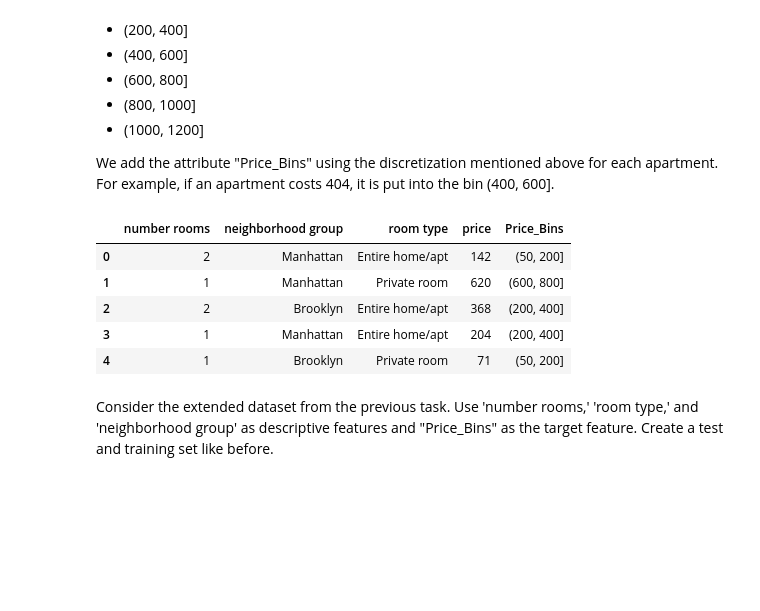
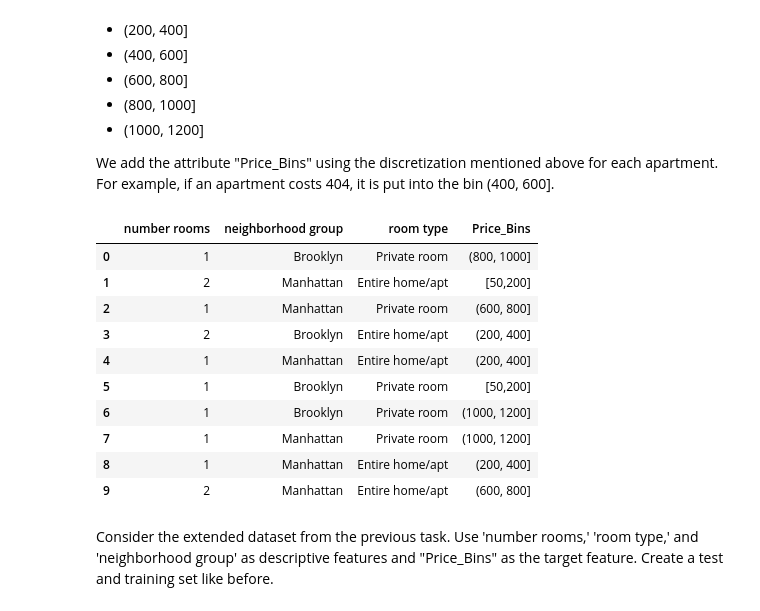
Before and after one commit to alpharmike/ids-assignment-1, a Jupyter notebook: assignment_1.ipynb, the cells around one changed output. Drawn from its saved outputs; the diff is of its cells as text; code cells hidden in the pictures; blank space fills up the shorter version.

```diff
--- a/assignment_1.ipynb
+++ b/assignment_1.ipynb
@@ -49,8 +70,13 @@ As with every data set, you first want to know what you are dealing with. You pe
 Show a few data points contained in the data set. Include all attributes.
 # %%
 # Your answer goes here
-airbnb_df = pd.read_csv('./AirBnB_original.csv')
-airbnb_df.head(10)
+
+# Define random state
+random_state = 20
+
+original_path = './AirBnB_original.csv'
+df = pd.read_csv(original_path)
+df.head(10)
 # %% [output]
 |  | id | host id | neighborhood group | neighborhood | lat | long | country | country code | ... |
 | 0 | 1001254 | 80014485718 | Brooklyn | Kensington | 40.64749 | -73.97237 | United States | US | ... |
@@ -334,3 +293,9 @@ By observing the plots drawn above, the cobination of **number rooms** with othe
 ## Question 2: Setting the Price
 # %% [markdown]
 No matter what you have deducted from your analysis, from now on, you will continue only with three features: **The number of rooms, the neighborhood group, and the room type.**
+# %%
+# Extra code cell
+# Only consider the number of rooms, the neighborhood group and the room type
+df_q2 = df[["number rooms", "neighborhood group", "room type", "price"]]
+print("Shape: {}".format(df_q2.shape))
+df_q2.head(10)
@@ -377,18 +369,61 @@ In the following, we want to know the price ranges for renting AirBnBs. To use d
 We add the attribute "Price_Bins" using the discretization mentioned above for each apartment. For example, if an apartment costs 404, it is put into the bin (400, 600].
 # %%
 # Your answer goes here
-bins = [50, 200, 400, 600, 800, 1000, 1200]
-price_bins = pd.cut(compact_df['price'], bins)
-extended_df = compact_df.copy()
-extended_df['Price_Bins'] = price_bins
-extended_df.head()
+
+def apply_binning(x):
+    """ This function discretizes values accordingly to the task:
+        [50, 200]
+        (200, 400]
+        (400, 600]
+        (600, 800]
+        (800, 1000]
+        (1000, 1200]
+        For example, if an apartment costs 404, it is put into the bin (400, 600]."""
+    if (x>=50) and (x<=200):
+        return "[50,200]"
+    elif (x>200) and (x<=400):
+        return "(200, 400]"
+    elif (x>400) and (x<=600):
+        return "(400, 600]"
+    elif (x>600) and (x<=800):
+        return "(600, 800]"
+    elif (x>800) and (x<=1000):
+        return "(800, 1000]"
+    elif (x>1000) and (x<=1200):
+        return "(1000, 1200]"
+    else:
+        # In none of the other cases we return the average of the bins
+        # This could be empty or (600, 800] as well.
+        return "(400, 600]"
+
+
+# Create a copy to work on for this task
+df_q2_disc = copy.deepcopy(df_q2)
+
+# Create the Price_Bins column with the constraints
+df_q2_disc["Price_Bins"] = df_q2_disc["price"].apply(apply_binning)
+
+# Remove the numerical column of price
+df_q2_disc = df_q2_disc.drop(labels="price", axis=1)
+
+# Also convert all of the other columns to strings before generating decision trees
+for column in df_q2_disc.columns:
+    df_q2_disc[column] = df_q2_disc[column].astype(str)
+
+# View some samples of the discretized samples
+df_q2_disc.head(10)
 # %% [output]
-|  | number rooms | neighborhood group | room type | price | Price_Bins |
-| 0 | 2 | Manhattan | Entire home/apt | 142 | (50, 200] |
-| 1 | 1 | Manhattan | Private room | 620 | (600, 800] |
-| 2 | 2 | Brooklyn | Entire home/apt | 368 | (200, 400] |
-| 3 | 1 | Manhattan | Entire home/apt | 204 | (200, 400] |
-| 4 | 1 | Brooklyn | Private room | 71 | (50, 200] |
+|  | number rooms | neighborhood group | room type | Price_Bins |
+| 0 | 1 | Brooklyn | Private room | (800, 1000] |
+| 1 | 2 | Manhattan | Entire home/apt | [50,200] |
+| 2 | 1 | Manhattan | Private room | (600, 800] |
+| 3 | 2 | Brooklyn | Entire home/apt | (200, 400] |
+| 4 | 1 | Manhattan | Entire home/apt | (200, 400] |
+| 5 | 1 | Brooklyn | Private room | [50,200] |
+| 6 | 1 | Brooklyn | Private room | (1000, 1200] |
+| 7 | 1 | Manhattan | Private room | (1000, 1200] |
+| 8 | 1 | Manhattan | Entire home/apt | (200, 400] |
+| 9 | 2 | Manhattan | Entire home/apt | (600, 800] |
 # %% [markdown]
 Consider the extended dataset from the previous task. Use 'number rooms,' 'room type,' and 'neighborhood group' as descriptive features and "Price_Bins" as the target feature. Create a test and training set like before.
 # %%
```
Also changed, not shown: parts of 67 cells of this notebook.
